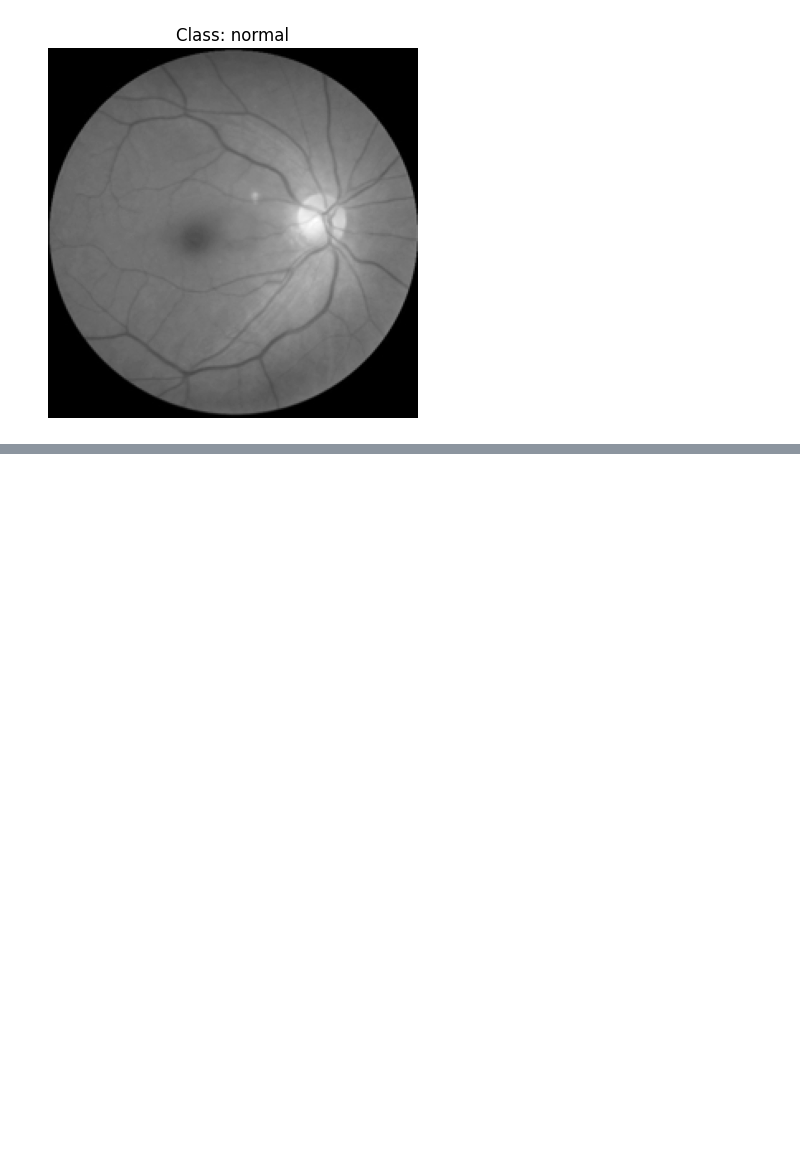
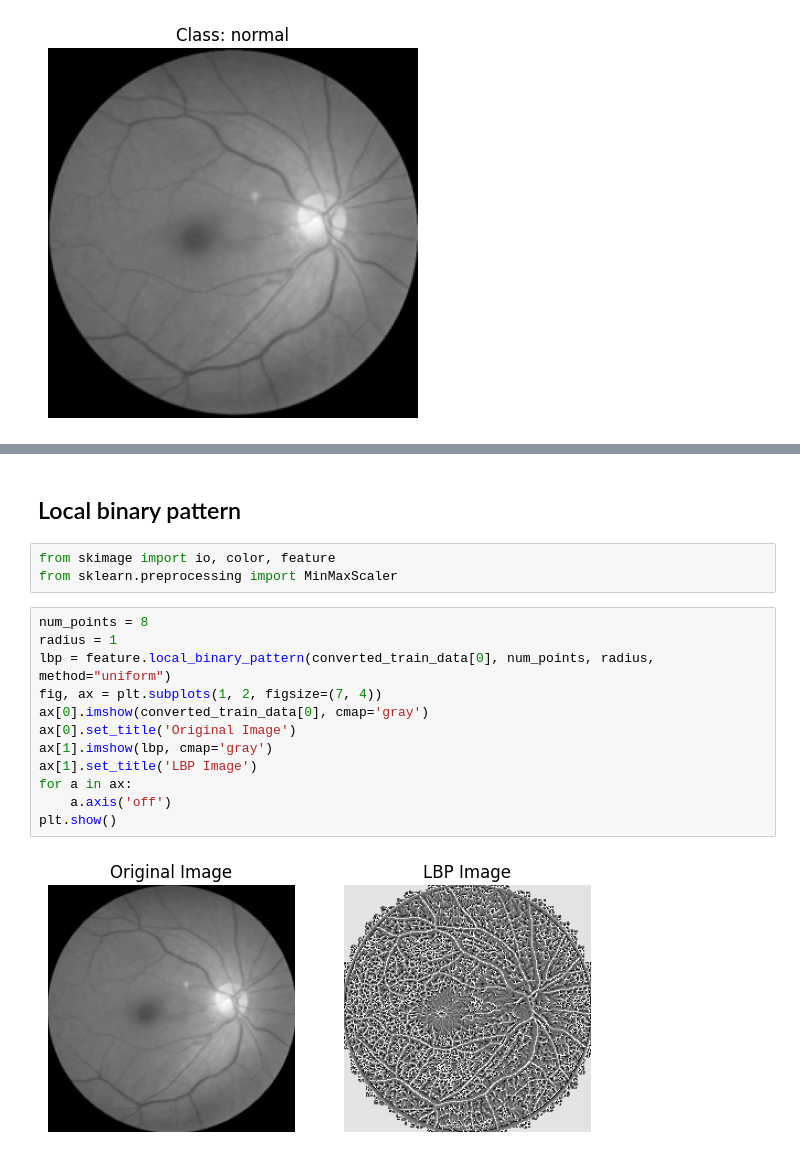
Before and after one commit to michni00/Image-Classification, a Jupyter notebook: Image_Classification.ipynb, the cells around one changed output, grey strips where cells are left out. Drawn from its saved outputs; the diff is of its cells as text; blank space fills up the shorter version.

```diff
--- a/Image_Classification.ipynb
+++ b/Image_Classification.ipynb
@@ -180,0 +231,19 @@ local binary pattern
+# %% [markdown]
+## Local binary pattern
+# %%
+from skimage import io, color, feature
+from sklearn.preprocessing import MinMaxScaler
+# %%
+num_points = 8
+radius = 1
+lbp = feature.local_binary_pattern(converted_train_data[0], num_points, radius, method="uniform")
+fig, ax = plt.subplots(1, 2, figsize=(7, 4))
+ax[0].imshow(converted_train_data[0], cmap='gray')
+ax[0].set_title('Original Image')
+ax[1].imshow(lbp, cmap='gray')
+ax[1].set_title('LBP Image')
+for a in ax:
+    a.axis('off')
+plt.show()
+# %% [output]
+[figure, added]
```
Also changed, not shown: parts of 41 cells of this notebook.
